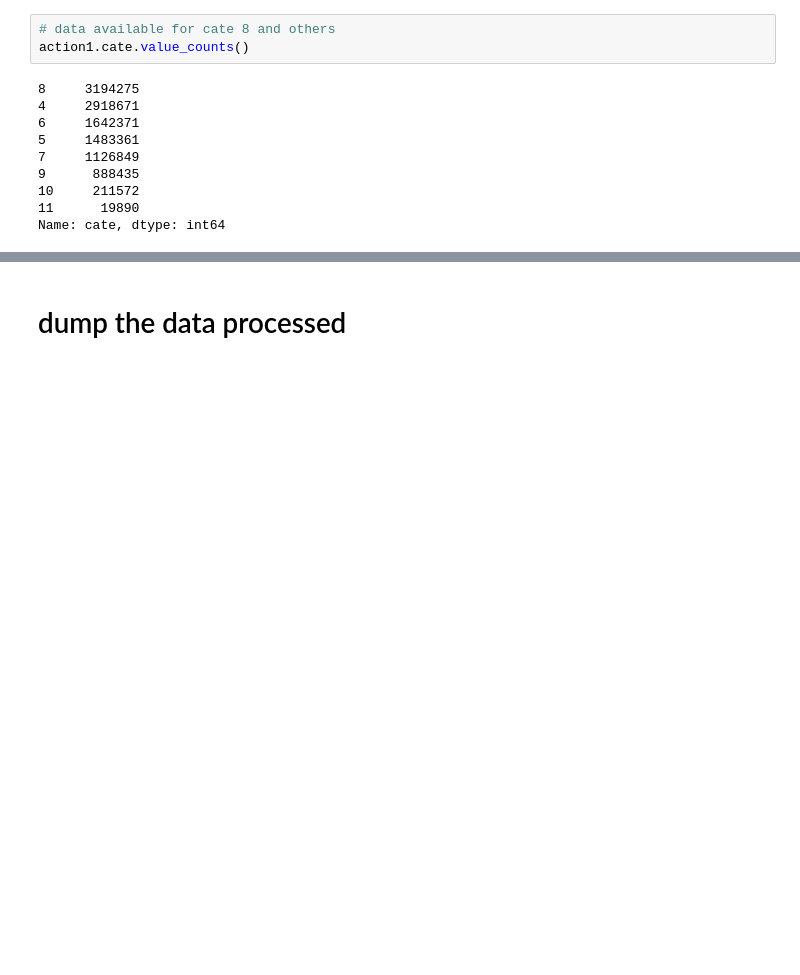
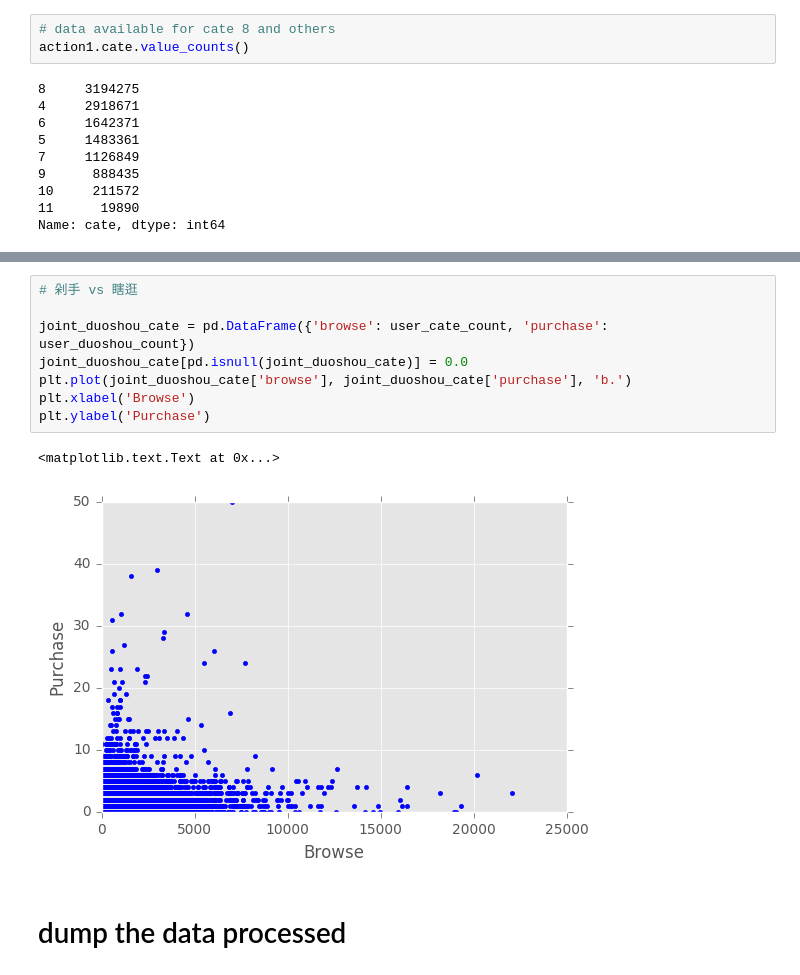
Before and after one commit to 4everer/GZY_JData, a Jupyter notebook: dataETL.ipynb, the cells around one changed output, grey strips where cells are left out. Drawn from its saved outputs; the diff is of its cells as text; blank space fills up the shorter version.

```diff
--- a/dataETL.ipynb
+++ b/dataETL.ipynb
@@ -319,3 +385,14 @@ Name: cate, dtype: int64
+# %%
+# 剁手 vs 瞎逛
+
+joint_duoshou_cate = pd.DataFrame({'browse': user_cate_count, 'purchase': user_duoshou_count})
+joint_duoshou_cate[pd.isnull(joint_duoshou_cate)] = 0.0
+plt.plot(joint_duoshou_cate['browse'], joint_duoshou_cate['purchase'], 'b.')
+plt.xlabel('Browse')
+plt.ylabel('Purchase')
+# %% [output]
+<matplotlib.text.Text at 0x...>
+[figure, added]
 # %% [markdown]
 # dump the data processed
 # %%
```
Also changed, not shown: parts of 16 cells of this notebook, 2 other files.
